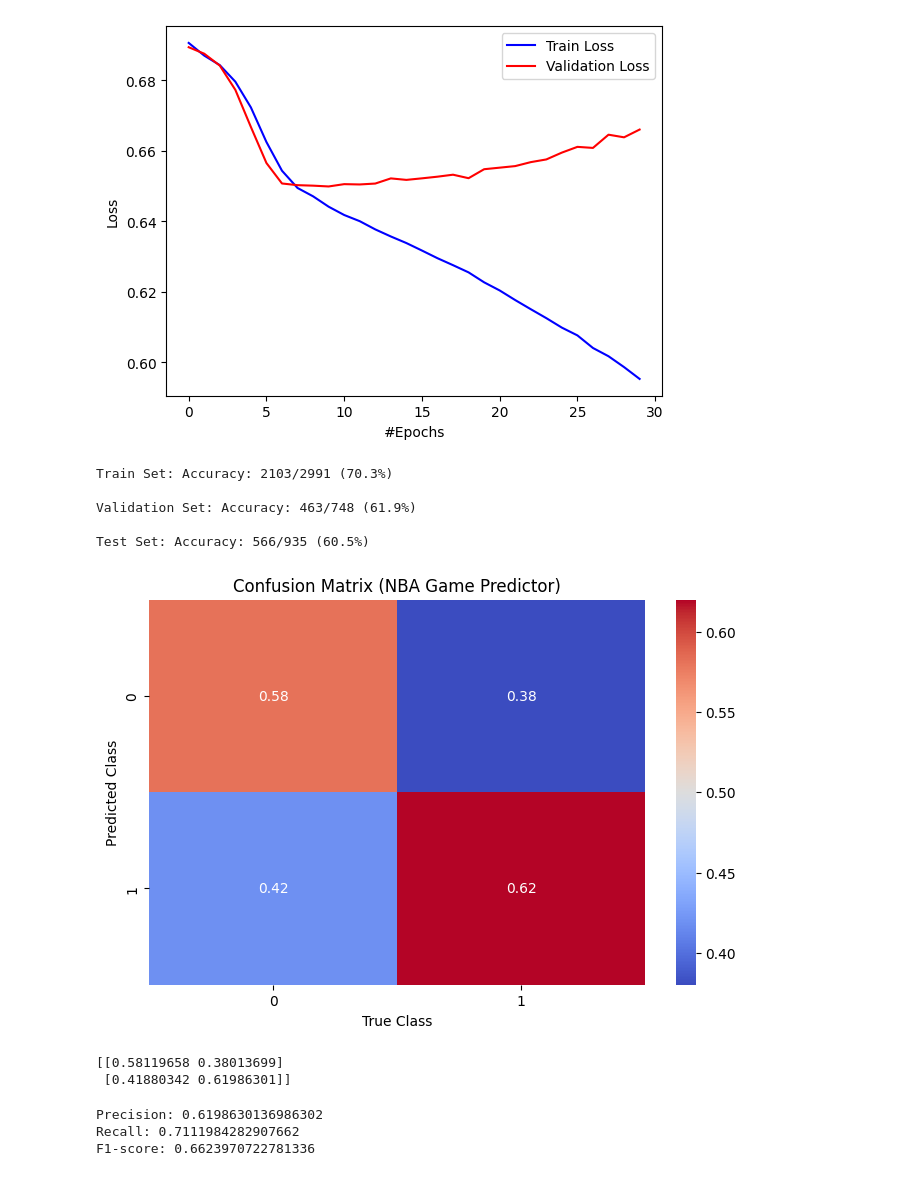
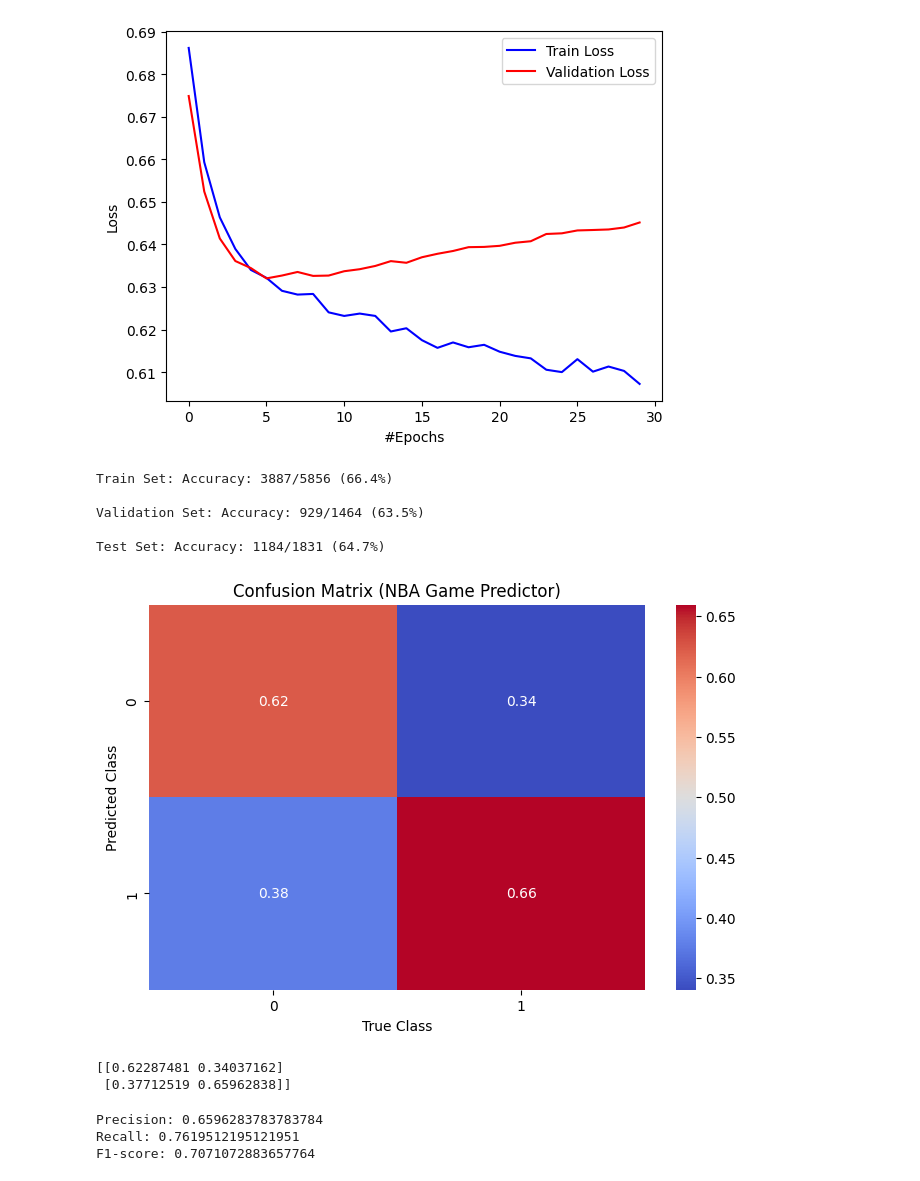
Before and after one commit to WayneGretzky1/nba_game_predictor, a Jupyter notebook: neural_network.ipynb, the cells around one changed output. Cells and saved outputs as stored; diff of their text form; code cells hidden in the pictures.

```diff
--- a/neural_network.ipynb
+++ b/neural_network.ipynb
@@ -14,6 +14,6 @@ from sklearn.metrics import precision_score, recall_score, f1_score
 from sklearn.metrics import roc_curve, auc, precision_recall_curve, average_precision_score
 torch.set_printoptions(sci_mode=False)
 # %%
-nba_df = pd.read_csv("https://raw.githubusercontent.com/WayneGretzky1/nba_game_predictor/refs/heads/main/cleaned_w_rest.csv")
+nba_df = pd.read_csv("https://raw.githubusercontent.com/WayneGretzky1/nba_game_predictor/refs/heads/main/cleaned_enriched.csv")
 nba_df.head()
 # %% [output]
@@ -123,7 +118,7 @@ training_dataset = NumpyDataset(X_train_norm, y_train)
 validation_dataset = NumpyDataset(X_val_norm, y_val)
 testing_dataset = NumpyDataset(X_test_norm, y_test)
 # %%
-def train(model,  data_generator, loss_function, optimizer):
+def train(model, data_generator, loss_function, lambda_l2, optimizer):
   model.train() #updates any model layers that behave differently in training and execution
   avg_loss = 0
   num_batches = 0
@@ -131,6 +126,8 @@ def train(model,  data_generator, loss_function, optimizer):
     optimizer.zero_grad()                            # Gradients need to be reset each batch
     prediction = model(input_data)                 # Forward pass: compute the output class given a image
     loss = loss_function(prediction, target_output)  # Compute the loss: difference between the output and correct result
+    l2_norm = (torch.norm(model.linear1.weight, 2) + torch.norm(model.linear2.weight, 2))
+    loss = loss + lambda_l2 * l2_norm
     loss.backward()                                  # Backward pass: compute the gradients of the model with respect to the loss
     optimizer.step()
     avg_loss += loss.item()
@@ -165,20 +162,30 @@ def graphLoss(epoch_counter, train_loss_hist, val_loss_hist, loss_name="Loss", s
   plt.xlabel('#Epochs')
   plt.ylabel(loss_name)
 
-def trainAndGraph(model, training_generator, validation_generator, testing_generator, loss_function, optimizer, num_epochs, learning_rate, logging_interval=1):
+def trainAndGraph(model, training_generator, validation_generator, testing_generator, loss_function, optimizer, num_epochs, learning_rate, lambda_l2, logging_interval=1):
   #Arrays to store training history
   val_loss_history  = []
   epoch_counter = []
   train_loss_history = []
+  best_loss = float('inf')
 
   for epoch in range(num_epochs):
-    avg_train_loss  = train(model, training_generator, loss_function, optimizer)
+    avg_train_loss  = train(model, training_generator, loss_function, lambda_l2, optimizer)
     val_loss = evaluate(model, validation_generator, loss_function)
+    test_loss = evaluate(model, testing_generator, loss_function)
+
+    current_best = val_loss if val_loss < test_loss else test_loss
+
+    if current_best < best_loss:
+        best_loss = current_best
+        torch.save(model.state_dict(), "best_model.pt")
+
     logResults(epoch, num_epochs, avg_train_loss, val_loss, train_loss_history, val_loss_history, epoch_counter, logging_interval)
 
+
   graphLoss(epoch_counter, train_loss_history, val_loss_history)
-  test_loss = evaluate(model, testing_generator, loss_function)
-  print(f"\nFinal Test Loss: {test_loss:.4f}")
+  # test_loss = evaluate(model, testing_generator, loss_function)
+  print(f"\nFinal Best Loss: {best_loss:.4f}")
 
 def computeLabelAccuracy(networkModel, data_loader, label_text=""):
   test_loss = 0
@@ -195,22 +202,19 @@ def computeLabelAccuracy(networkModel, data_loader, label_text=""):
 class Classifier_3Layers(nn.Module):
     def __init__(self, input_dim, numClasses=2):
         super().__init__()
-        self.linear1 = nn.Linear(input_dim, 32)
-        self.linear2 = nn.Linear(32, 16)
-        self.linear3 = nn.Linear(16, 8)
-        self.linear4 = nn.Linear(8, numClasses)
+        self.linear1 = nn.Linear(input_dim, 10)
+        self.linear2 = nn.Linear(10, numClasses)
 
     def forward(self, x):
         x = F.relu(self.linear1(x))
-        x = F.relu(self.linear2(x))
-        x = F.relu(self.linear3(x))
-        x = self.linear4(x)
+        x = self.linear2(x)
         return x
 # %%
 #Training parameters
 num_epochs = 30
 learning_rate = 0.001
 batch_size = 200
+lambda_l2 = 1e-5
 print_interval = 5
 
 input_dim = X_train_norm.shape[1]
@@ -219,7 +223,7 @@ input_dim = X_train_norm.shape[1]
 model = Classifier_3Layers(input_dim, numClasses=2)
 
 #Set optimizer and loss function
-optimizer = torch.optim.Adam(model.parameters(), lr=learning_rate, weight_decay=1e-5)
+optimizer = torch.optim.Adam(model.parameters(), lr=learning_rate)
 loss_function = nn.CrossEntropyLoss()
 
 #Load the data, and split it into batches
@@ -230,6 +234,6 @@ testing_generator = torch.utils.data.DataLoader(testing_dataset, batch_size=batc
 print("Loaded Data")
 
 # trainAndGraph(model, training_generator, testing_generator, loss_function, optimizer, num_epochs, learning_rate, print_interval)
-trainAndGraph(model, training_generator, validation_generator, testing_generator, loss_function, optimizer, num_epochs, learning_rate, print_interval)
+trainAndGraph(model, training_generator, validation_generator, testing_generator, loss_function, optimizer, num_epochs, learning_rate, lambda_l2, print_interval)
 # %% [output]
 Loaded Data
@@ -244,14 +248,14 @@ Final Test Loss: 0.6576
-[figure, old version]
+[figure, new version]
 # %%
 computeLabelAccuracy(model, training_generator, "Train Set")
 computeLabelAccuracy(model, validation_generator, "Validation Set")
 computeLabelAccuracy(model, testing_generator, "Test Set")
 # %% [output]
-Train Set: Accuracy: 2103/2991 (70.3%)
+Train Set: Accuracy: 3887/5856 (66.4%)
 
-Validation Set: Accuracy: 463/748 (61.9%)
+Validation Set: Accuracy: 929/1464 (63.5%)
 
-Test Set: Accuracy: 566/935 (60.5%)
+Test Set: Accuracy: 1184/1831 (64.7%)
 # %%
 data_generator = torch.utils.data.DataLoader(testing_dataset, batch_size=10000)
 data_enumerator = enumerate(data_generator)
@@ -269,9 +273,9 @@ plt.title("Confusion Matrix (NBA Game Predictor)")
 plt.show()
 print(conf_mat)
 # %% [output]
-[figure, old version]
+[figure, new version]
-[[0.58119658 0.38013699]
- [0.41880342 0.61986301]]
+[[0.62287481 0.34037162]
+ [0.37712519 0.65962838]]
 # %%
 y_true = true_labels.numpy()
 y_pred = pred_labels.numpy()
@@ -282,9 +286,9 @@ print("Precision:", precision)
 print("Recall:", recall)
 print("F1-score:", f1)
 # %% [output]
-Precision: 0.6198630136986302
-Recall: 0.7111984282907662
-F1-score: 0.6623970722781336
+Precision: 0.6596283783783784
+Recall: 0.7619512195121951
+F1-score: 0.7071072883657764
 # %%
 _, (train_features, train_labels) = next(enumerate(training_generator))
 _, (test_features, test_labels) = next(enumerate(testing_generator))
```
Also changed, not shown: parts of 5 cells of this notebook.
